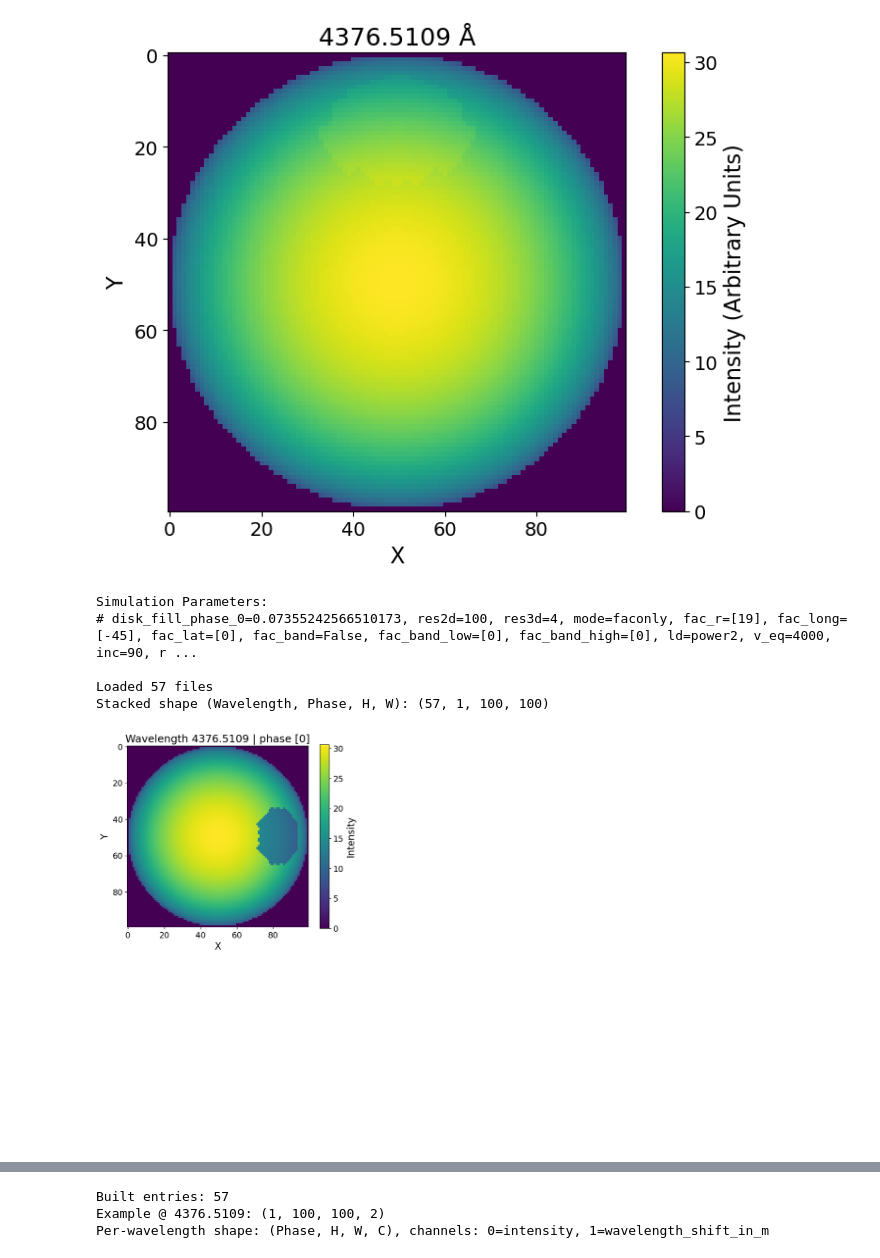
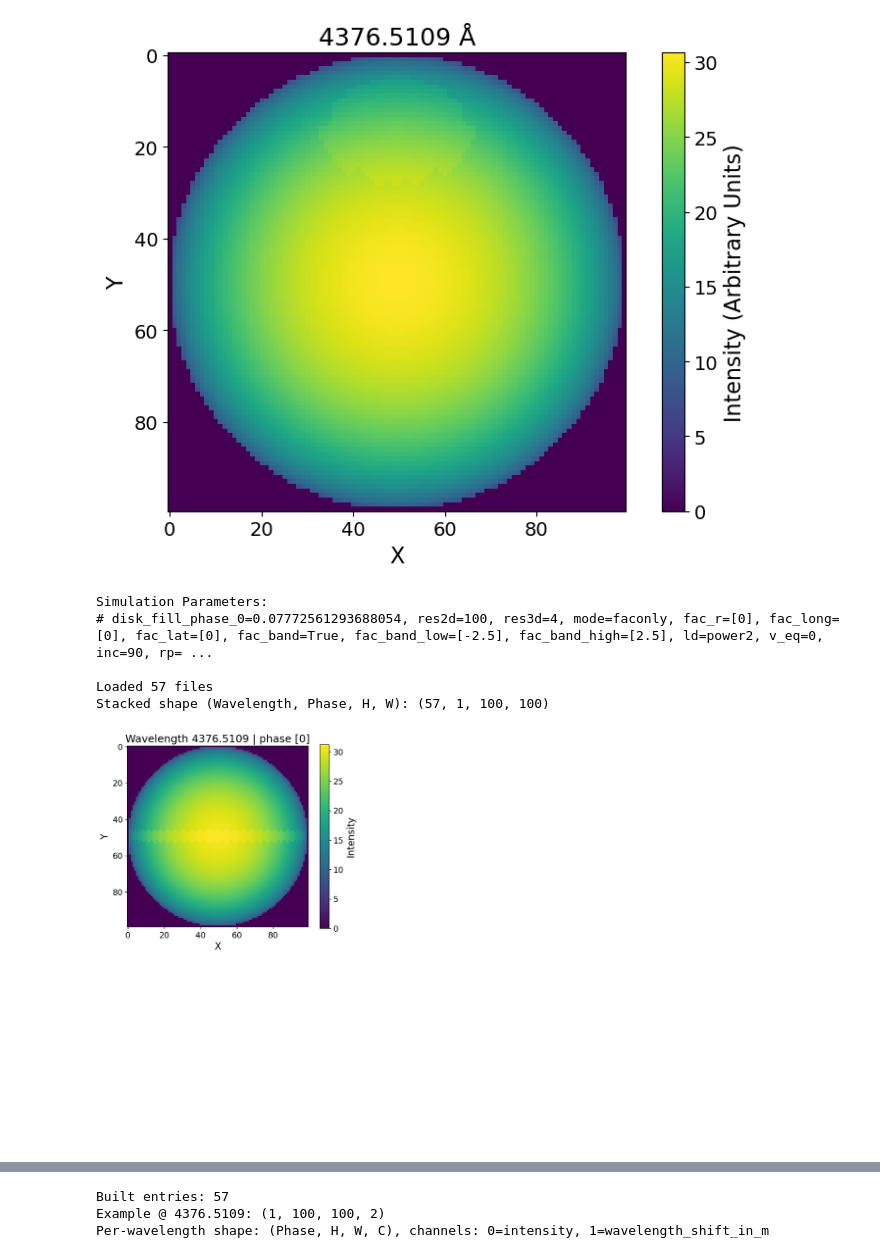
Before and after one commit to danayaptangco/actress, a Jupyter notebook: actress/outputs/full_disks_and_wavelength_shifts/1_analyze_disks.ipynb, the cells around one changed output, grey strips where cells are left out. Cells and saved outputs as stored; diff of their text form; code cells hidden in the pictures.

```diff
--- a/actress/outputs/full_disks_and_wavelength_shifts/1_analyze_disks.ipynb
+++ b/actress/outputs/full_disks_and_wavelength_shifts/1_analyze_disks.ipynb
@@ -94,6 +94,9 @@ plt.rcParams.update({
 
 directory = './1_4376.5109_4377.4913_fac_lat0_long0_r0_v2000/'
 directory = './1_div2fac_4376.5109_4377.4913_fac_lat0_long-45_r19_v4000/'
+directory = './1_200G_4376.5109_4377.4913_fac_lat0_long0_r0_v4000_i5/'
+directory = './1_200G_4376.5109_4377.4913_band_lat-2.5_2.5_v0/'
+
 
 
 
@@ -139,34 +142,34 @@ else:
     print("Shapes differ across files; kept as dictionary in 'intensity_maps'.")
 
 
 # Quick plot for one wavelength (first one)
 plot_wl = sorted(intensity_maps.keys())[0]
 indices = range(0, min(51, intensity_maps[plot_wl].shape[0]), 10)
 
 fig, axes = plt.subplots(2, 3, figsize=(18, 10))
 axes = axes.ravel()
 
 for ax, idx in zip(axes, indices):
     img_data = intensity_maps[plot_wl][idx]
     im = ax.imshow(img_data, cmap='viridis')
 
 
     ax.set_title(f'Wavelength {plot_wl} | phase [{idx}]')
     ax.set_xlabel('X')
     ax.set_ylabel('Y')
     fig.colorbar(im, ax=ax, label='Intensity')
 
 for ax in axes[len(list(indices)):]:
     ax.axis('off')
 
 plt.tight_layout()
 plt.show()
 # %% [output]
 Simulation Parameters:
-# disk_fill_phase_0=0.07355242566510173, res2d=100, res3d=4, mode=faconly, fac_r=[19], fac_long=[-45], fac_lat=[0], fac_band=False, fac_band_low=[0], fac_band_high=[0], ld=power2, v_eq=4000, inc=90, r ...
+# disk_fill_phase_0=0.07772561293688054, res2d=100, res3d=4, mode=faconly, fac_r=[0], fac_long=[0], fac_lat=[0], fac_band=True, fac_band_low=[-2.5], fac_band_high=[2.5], ld=power2, v_eq=0, inc=90, rp= ...
 
 Loaded 57 files
 Stacked shape (Wavelength, Phase, H, W): (57, 1, 100, 100)
-[figure, old version]
+[figure, new version]
 # %%
 # Load wavelength shift maps for all wavelengths
```
Also changed, not shown: parts of 5 cells of this notebook, 3 other files.
